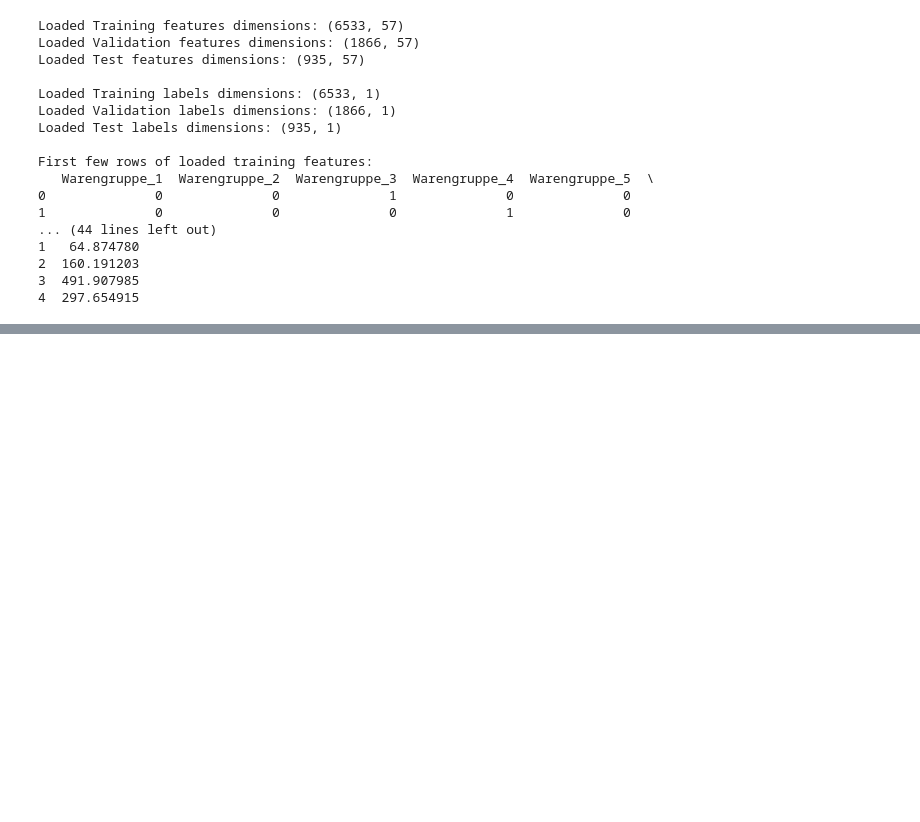
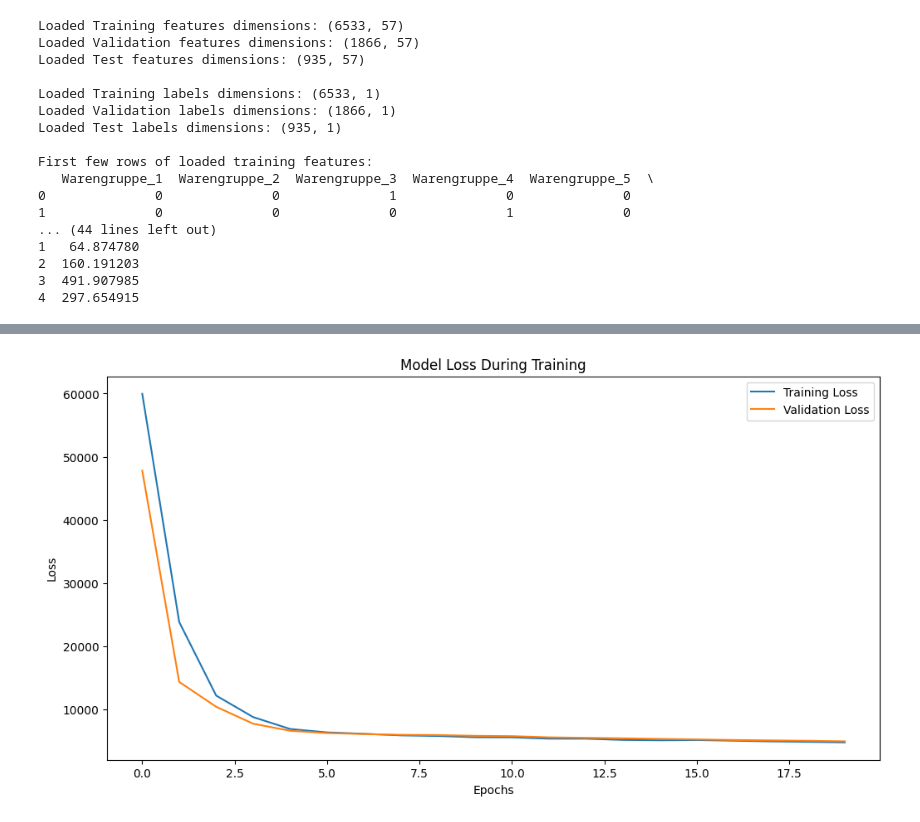
Before and after one commit to boeema/Data-Science-Gruppe-2-, a Jupyter notebook: 3_Model/bakery_neural_net.ipynb, the cells around one changed output, grey strips where cells are left out. Cells and saved outputs as stored; diff of their text form; code cells hidden in the pictures; blank space fills up the shorter version.

Commit message:
improved neural network model

```diff
--- a/3_Model/bakery_neural_net.ipynb
+++ b/3_Model/bakery_neural_net.ipynb
@@ -328,0 +342,5 @@ ModuleNotFoundError: No module named 'tensorflow'
+# %%
+model.compile(loss="mse", optimizer=Adam(learning_rate=0.001))
+
+history = model.fit(training_features, training_labels, epochs=20,
+                    validation_data=(validation_features, validation_labels))
@@ -328,0 +371,13 @@ ModuleNotFoundError: No module named 'tensorflow'
+# %%
+import matplotlib.pyplot as plt
+
+plt.figure(figsize=(12, 6))
+plt.plot(history.history['loss'], label='Training Loss')
+plt.plot(history.history['val_loss'], label='Validation Loss')
+plt.title('Model Loss During Training')
+plt.xlabel('Epochs')
+plt.ylabel('Loss')
+plt.legend()
+plt.show()
+# %% [output]
+[figure, added]
```
Also changed, not shown: parts of 6 cells of this notebook.
